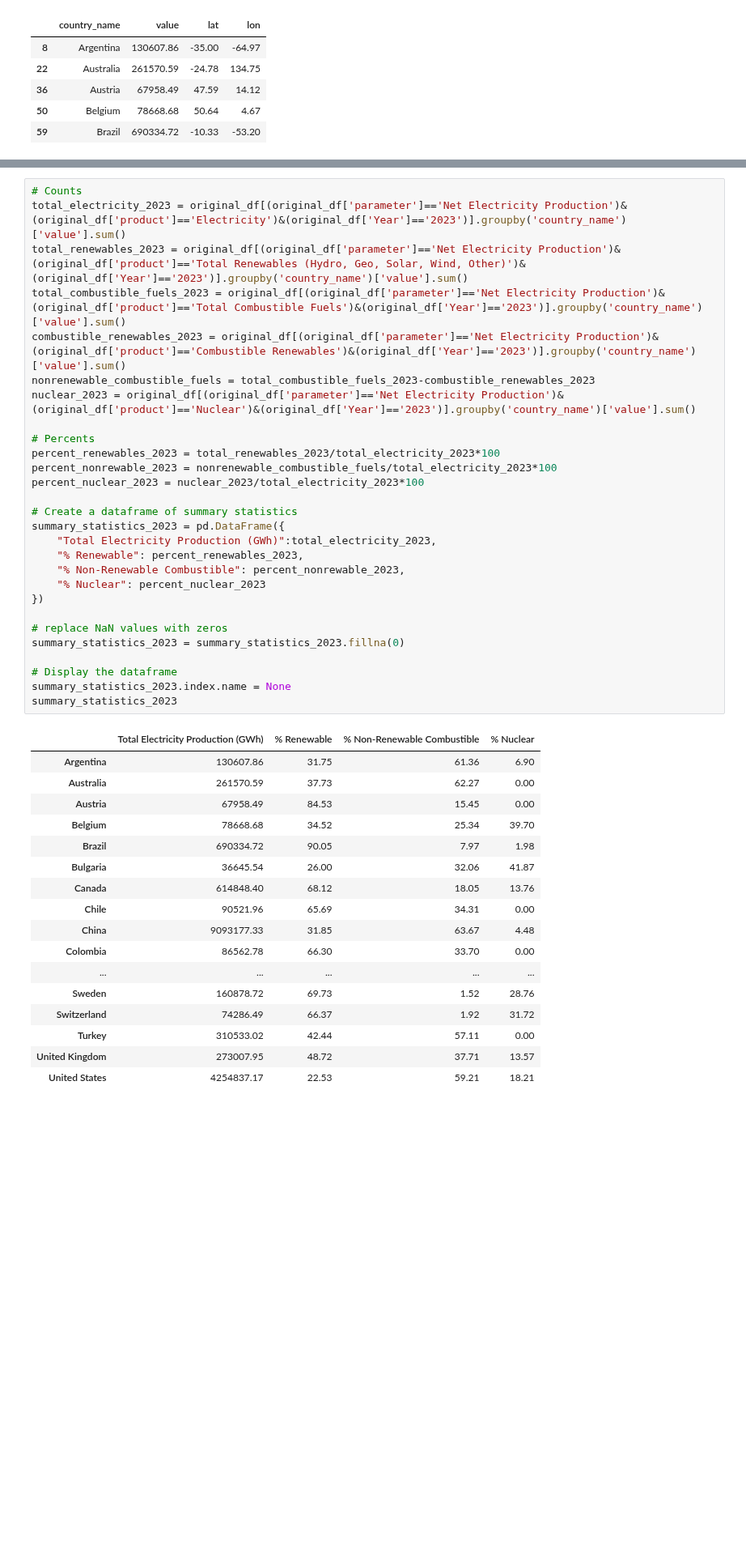
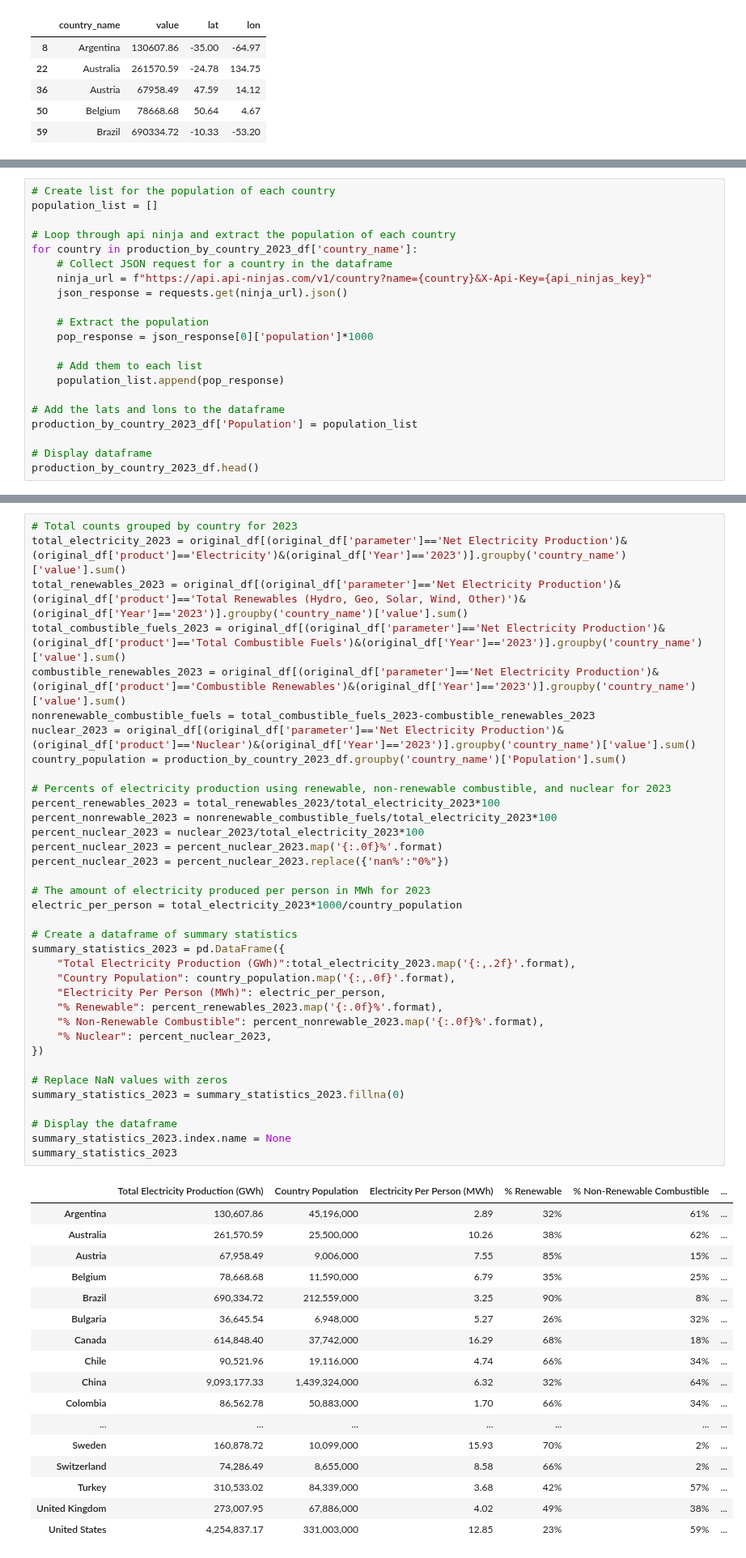
Before and after one commit to bburwinkel0721/Electric-Production, a Jupyter notebook: electricity_anaylsis.ipynb, the cells around one changed output, grey strips where cells are left out. Shown at 81% size. Saved outputs shown, nothing was run; the diff lists cells and outputs as text; blank space fills up the shorter version.

Commit message:
Added some more interesting statistics to my summer, statistics, data frame, including population

```diff
--- a/electricity_anaylsis.ipynb
+++ b/electricity_anaylsis.ipynb
@@ -157,3 +157,24 @@ map_plot_1 = production_by_country_2023_df.hvplot.points('lon',
 map_plot_1
 # %% [output]
 [interactive output not drawn]
+# %%
+# Create list for the population of each country
+population_list = []
+
+# Loop through api ninja and extract the population of each country
+for country in production_by_country_2023_df['country_name']:
+    # Collect JSON request for a country in the dataframe
+    ninja_url = f"https://api.api-ninjas.com/v1/country?name={country}&X-Api-Key={api_ninjas_key}"
+    json_response = requests.get(ninja_url).json()
+
+    # Extract the population
+    pop_response = json_response[0]['population']*1000
+
+    # Add them to each list
+    population_list.append(pop_response)
+
+# Add the lats and lons to the dataframe
+production_by_country_2023_df['Population'] = population_list
+
+# Display dataframe
+production_by_country_2023_df.head()
@@ -160,47 +188,55 @@ map_plot_1
 # %%
-# Counts
+# Total counts grouped by country for 2023
 total_electricity_2023 = original_df[(original_df['parameter']=='Net Electricity Production')&(original_df['product']=='Electricity')&(original_df['Year']=='2023')].groupby('country_name')['value'].sum()
 total_renewables_2023 = original_df[(original_df['parameter']=='Net Electricity Production')&(original_df['product']=='Total Renewables (Hydro, Geo, Solar, Wind, Other)')&(original_df['Year']=='2023')].groupby('country_name')['value'].sum()
 total_combustible_fuels_2023 = original_df[(original_df['parameter']=='Net Electricity Production')&(original_df['product']=='Total Combustible Fuels')&(original_df['Year']=='2023')].groupby('country_name')['value'].sum()
 combustible_renewables_2023 = original_df[(original_df['parameter']=='Net Electricity Production')&(original_df['product']=='Combustible Renewables')&(original_df['Year']=='2023')].groupby('country_name')['value'].sum()
 nonrenewable_combustible_fuels = total_combustible_fuels_2023-combustible_renewables_2023
 nuclear_2023 = original_df[(original_df['parameter']=='Net Electricity Production')&(original_df['product']=='Nuclear')&(original_df['Year']=='2023')].groupby('country_name')['value'].sum()
+country_population = production_by_country_2023_df.groupby('country_name')['Population'].sum()
 
-# Percents
+# Percents of electricity production using renewable, non-renewable combustible, and nuclear for 2023
 percent_renewables_2023 = total_renewables_2023/total_electricity_2023*100
 percent_nonrewable_2023 = nonrenewable_combustible_fuels/total_electricity_2023*100
 percent_nuclear_2023 = nuclear_2023/total_electricity_2023*100
+percent_nuclear_2023 = percent_nuclear_2023.map('{:.0f}%'.format)
+percent_nuclear_2023 = percent_nuclear_2023.replace({'nan%':"0%"})
+
+# The amount of electricity produced per person in MWh for 2023
+electric_per_person = total_electricity_2023*1000/country_population
 
 # Create a dataframe of summary statistics
 summary_statistics_2023 = pd.DataFrame({
-    "Total Electricity Production (GWh)":total_electricity_2023,
-    "% Renewable": percent_renewables_2023,
-    "% Non-Renewable Combustible": percent_nonrewable_2023,
-    "% Nuclear": percent_nuclear_2023
+    "Total Electricity Production (GWh)":total_electricity_2023.map('{:,.2f}'.format),
+    "Country Population": country_population.map('{:,.0f}'.format),
+    "Electricity Per Person (MWh)": electric_per_person,
+    "% Renewable": percent_renewables_2023.map('{:.0f}%'.format),
+    "% Non-Renewable Combustible": percent_nonrewable_2023.map('{:.0f}%'.format),
+    "% Nuclear": percent_nuclear_2023,
 })
 
-# replace NaN values with zeros
+# Replace NaN values with zeros
 summary_statistics_2023 = summary_statistics_2023.fillna(0)
 
 # Display the dataframe
 summary_statistics_2023.index.name = None
 summary_statistics_2023
 # %% [output]
-|  | Total Electricity Production (GWh) | % Renewable | % Non-Renewable Combustible | % Nuclear |
-| Argentina | 130607.86 | 31.75 | 61.36 | 6.90 |
-| Australia | 261570.59 | 37.73 | 62.27 | 0.00 |
-| Austria | 67958.49 | 84.53 | 15.45 | 0.00 |
-| Belgium | 78668.68 | 34.52 | 25.34 | 39.70 |
-| Brazil | 690334.72 | 90.05 | 7.97 | 1.98 |
-| Bulgaria | 36645.54 | 26.00 | 32.06 | 41.87 |
-| Canada | 614848.40 | 68.12 | 18.05 | 13.76 |
-| Chile | 90521.96 | 65.69 | 34.31 | 0.00 |
-| China | 9093177.33 | 31.85 | 63.67 | 4.48 |
-| Colombia | 86562.78 | 66.30 | 33.70 | 0.00 |
-| ... | ... | ... | ... | ... |
-| Sweden | 160878.72 | 69.73 | 1.52 | 28.76 |
-| Switzerland | 74286.49 | 66.37 | 1.92 | 31.72 |
-| Turkey | 310533.02 | 42.44 | 57.11 | 0.00 |
-| United Kingdom | 273007.95 | 48.72 | 37.71 | 13.57 |
-| United States | 4254837.17 | 22.53 | 59.21 | 18.21 |
+|  | Total Electricity Production (GWh) | Country Population | Electricity Per Person (MWh) | % Renewable | % Non-Renewable Combustible | ... |
+| Argentina | 130,607.86 | 45,196,000 | 2.89 | 32% | 61% | ... |
+| Australia | 261,570.59 | 25,500,000 | 10.26 | 38% | 62% | ... |
+| Austria | 67,958.49 | 9,006,000 | 7.55 | 85% | 15% | ... |
+| Belgium | 78,668.68 | 11,590,000 | 6.79 | 35% | 25% | ... |
+| Brazil | 690,334.72 | 212,559,000 | 3.25 | 90% | 8% | ... |
+| Bulgaria | 36,645.54 | 6,948,000 | 5.27 | 26% | 32% | ... |
+| Canada | 614,848.40 | 37,742,000 | 16.29 | 68% | 18% | ... |
+| Chile | 90,521.96 | 19,116,000 | 4.74 | 66% | 34% | ... |
+| China | 9,093,177.33 | 1,439,324,000 | 6.32 | 32% | 64% | ... |
+| Colombia | 86,562.78 | 50,883,000 | 1.70 | 66% | 34% | ... |
+| ... | ... | ... | ... | ... | ... | ... |
+| Sweden | 160,878.72 | 10,099,000 | 15.93 | 70% | 2% | ... |
+| Switzerland | 74,286.49 | 8,655,000 | 8.58 | 66% | 2% | ... |
+| Turkey | 310,533.02 | 84,339,000 | 3.68 | 42% | 57% | ... |
+| United Kingdom | 273,007.95 | 67,886,000 | 4.02 | 49% | 38% | ... |
+| United States | 4,254,837.17 | 331,003,000 | 12.85 | 23% | 59% | ... |
 # %%
```
Also changed, not shown: parts of 2 cells of this notebook.
